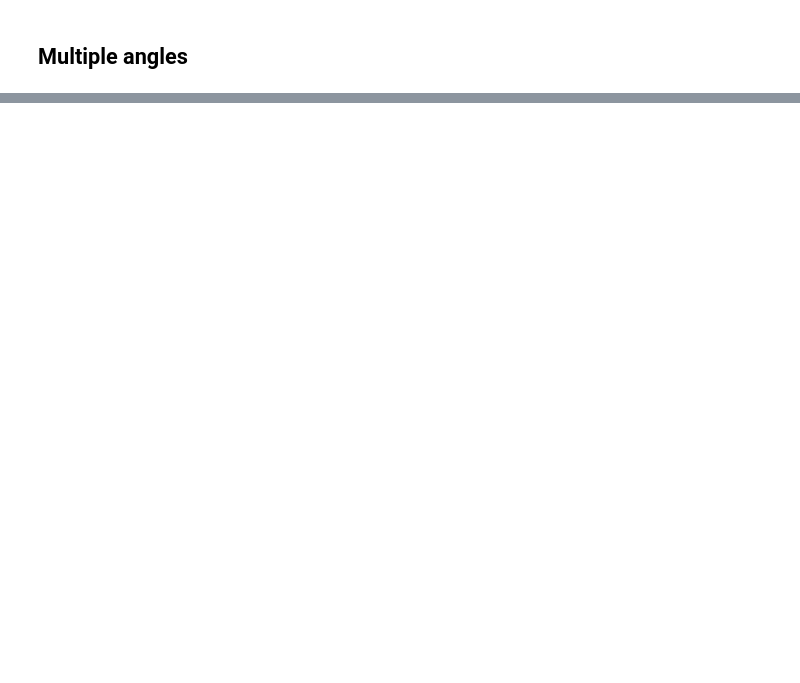
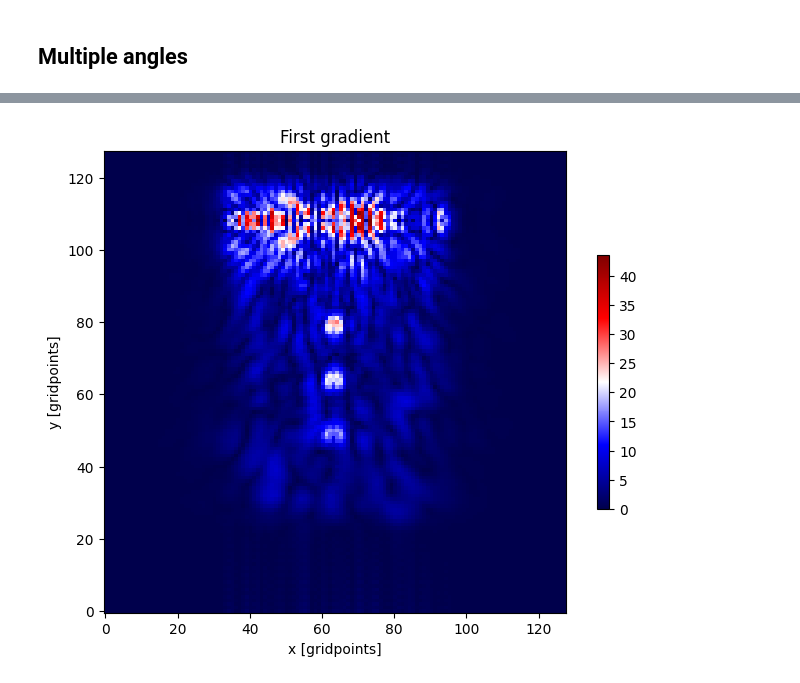
Before and after one commit to thomasrribeiro/brainhackFUS, a Jupyter notebook: notebooks/recon.ipynb, the cells around one changed output, grey strips where cells are left out. Cells and saved outputs as stored; diff of their text form; code cells hidden in the pictures; blank space fills up the shorter version.

Commit message:
lin/nonlin updates

```diff
--- a/notebooks/recon.ipynb
+++ b/notebooks/recon.ipynb
@@ -154 +184,25 @@ plt.show()
+# %%
+from jax import value_and_grad
+from jwave_utils import get_data_only
+
+ntimepoints, nelements = output_data.shape
+params = speed
+
+@jit
+def linear_loss(speed, J, dy):
+    loss = jnp.linalg.norm(dy - (J @ (speed - speed_homogenous).flatten()).reshape((ntimepoints, nelements)), ord='fro')
+    return loss
+# @jit
+# def linear_loss(x, A, b):
+#     Ax = jnp.tensordot(A, x, axes=([0, 1, 2], [0, 1, 2]))
+#     return jnp.sum((Ax - b) ** 2)
+linear_val_and_grad = value_and_grad(linear_loss, argnums=0)
+
+@jit
+def nonlinear_loss(speed):
+    predicted = get_data_only(speed, density_homogenous, domain, time_axis, sources, element_positions)
+    observed = data_homogenous
+    loss = jnp.linalg.norm(observed - predicted, ord='fro')
+    return loss
+nonlinear_val_and_grad = value_and_grad(nonlinear_loss, argnums=0)
 # %%
@@ -156,0 +213,4 @@ J = jax.jacrev(get_data_only, argnums=0)(jnp.array(speed), jnp.array(density), d
+# %%
+# compute first nonlinear gradient
+nonlinear_loss, nonlinear_gradient = nonlinear_val_and_grad(params)
+print(f"Nonlinear loss: {nonlinear_loss}")
@@ -156,0 +219,12 @@ J = jax.jacrev(get_data_only, argnums=0)(jnp.array(speed), jnp.array(density), d
+# %%
+# Viualize
+plt.figure(figsize=(8, 6))
+plt.imshow(postprocess_result(nonlinear_gradient), cmap='seismic')
+plt.title("First gradient")
+plt.xlabel('x [gridpoints]')
+plt.ylabel('y [gridpoints]')
+plt.gca().invert_yaxis()
+plt.colorbar(shrink=0.55)
+plt.show()
+# %% [output]
+[figure, added]
```
Also changed, not shown: parts of 13 cells of this notebook, 1 other file.
